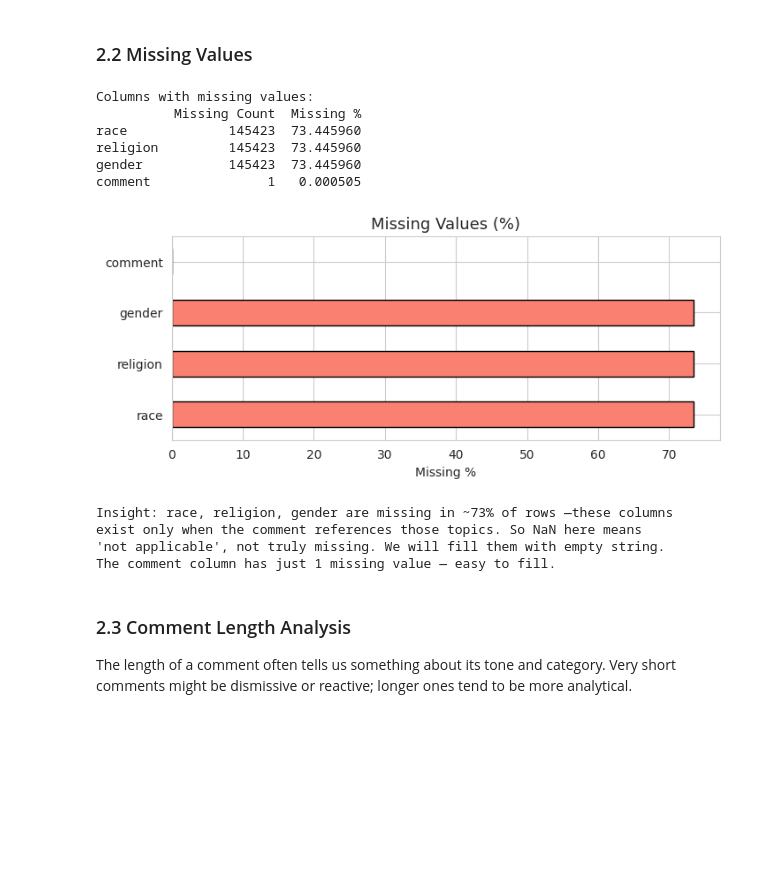
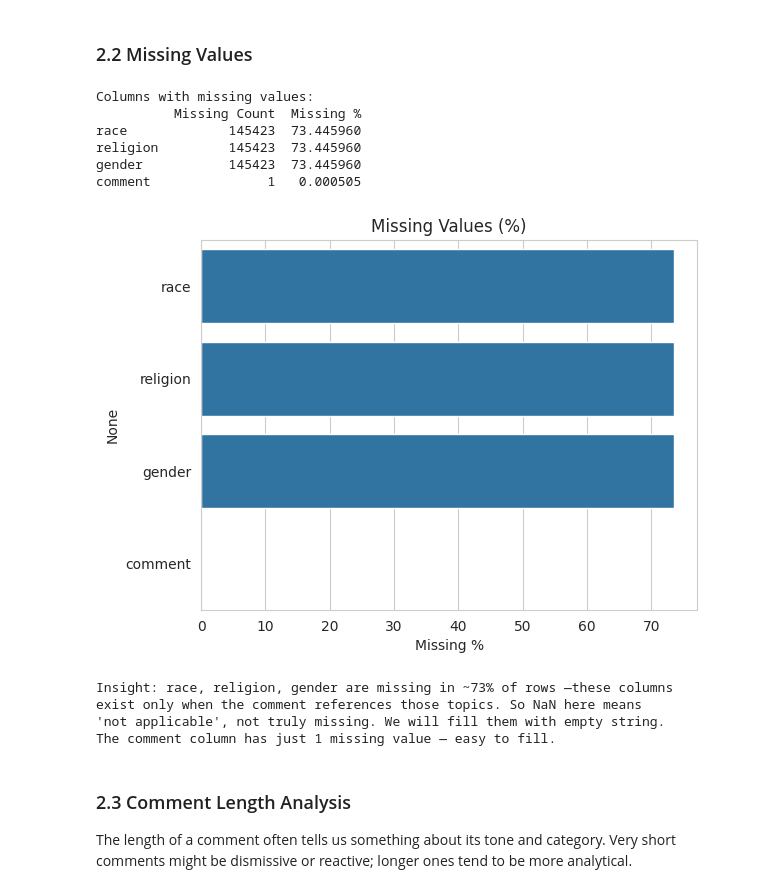
Before and after one commit to Avhi-kr/MLP_Project_Jan26, a Jupyter notebook: Main Notebook/FinalNoteboook.ipynb, the cells around one changed output. Saved outputs shown, nothing was run; the diff lists cells and outputs as text; code cells hidden in the pictures; blank space fills up the shorter version.

```diff
--- a/Main Notebook/FinalNoteboook.ipynb
+++ b/Main Notebook/FinalNoteboook.ipynb
@@ -142,37 +147,35 @@ would score ~57%, so we need to do much better than that.
 # %%
 missing = train.isnull().sum()
 
 missing_df = pd.DataFrame({
     'Missing Count': missing,
     'Missing %': (missing / len(train)) * 100
 })
 
 missing_df = missing_df[missing_df['Missing Count'] > 0]
 missing_df = missing_df.sort_values('Missing Count', ascending=False)
 
 print('Columns with missing values:')
-print(missing_df.to_string())
+print(missing_df)
 
 # visualize
 if len(missing_df) > 0:
-    plt.figure(figsize=(8, 3))
-    missing_df['Missing %'].plot(kind='barh', color='salmon', edgecolor='black')
-    plt.title('Missing Values (%)', fontsize=13)
-    plt.xlabel('Missing %')
+    sns.barplot(x='Missing %', y=missing_df.index, data=missing_df)
+    plt.title('Missing Values (%)')
     plt.show()
 
 print('\nInsight: race, religion, gender are missing in ~73% of rows —these columns')
 print('exist only when the comment references those topics. So NaN here means')
 print("'not applicable', not truly missing. We will fill them with empty string.")
 print('The comment column has just 1 missing value — easy to fill.')
 # %% [output]
 Columns with missing values:
           Missing Count  Missing %
 race             145423  73.445960
 religion         145423  73.445960
 gender           145423  73.445960
 comment               1   0.000505
-[figure, old version]
+[figure, new version]
 Insight: race, religion, gender are missing in ~73% of rows —these columns
 exist only when the comment references those topics. So NaN here means
 'not applicable', not truly missing. We will fill them with empty string.
```
Also changed, not shown: parts of 20 cells of this notebook.
